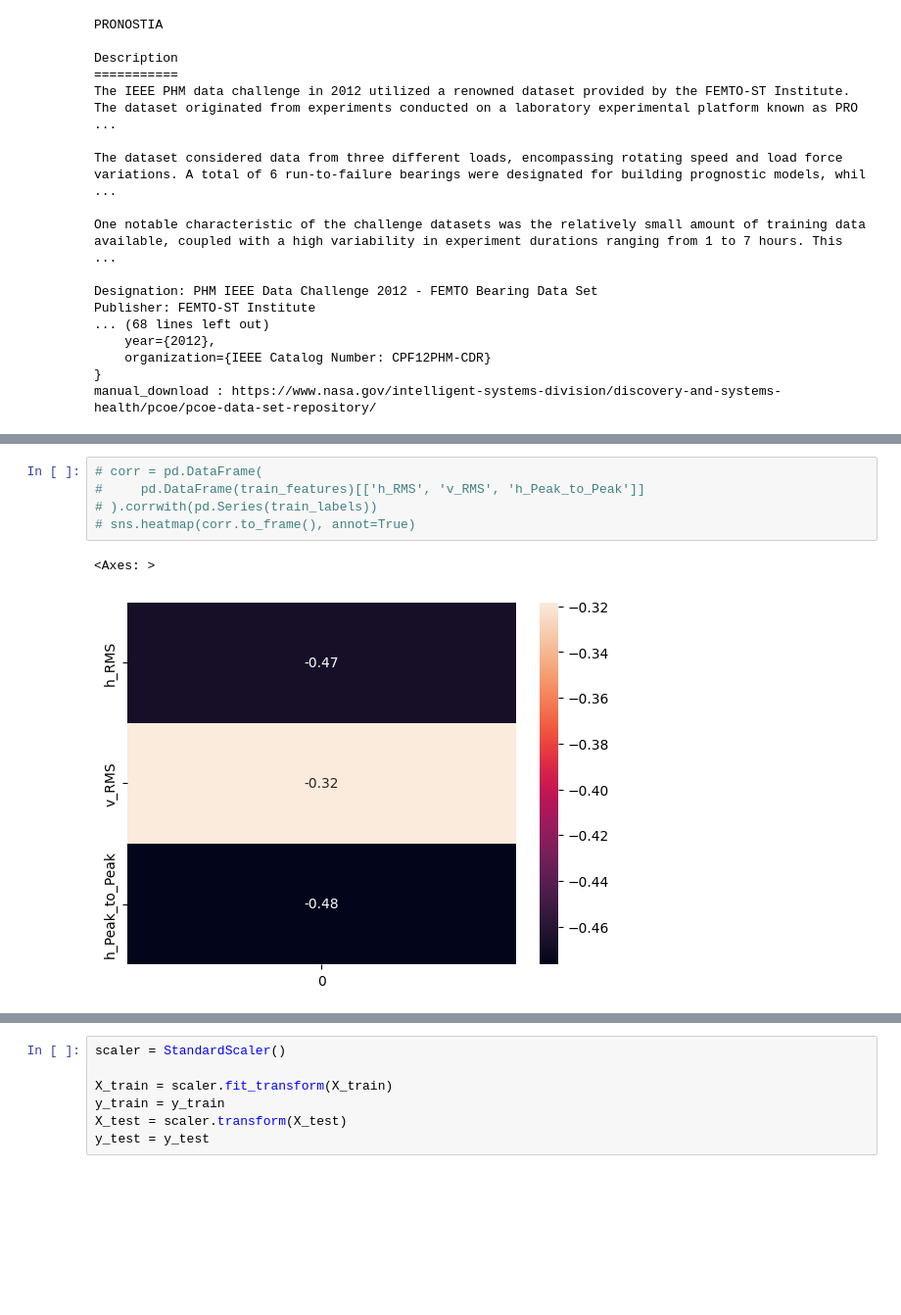
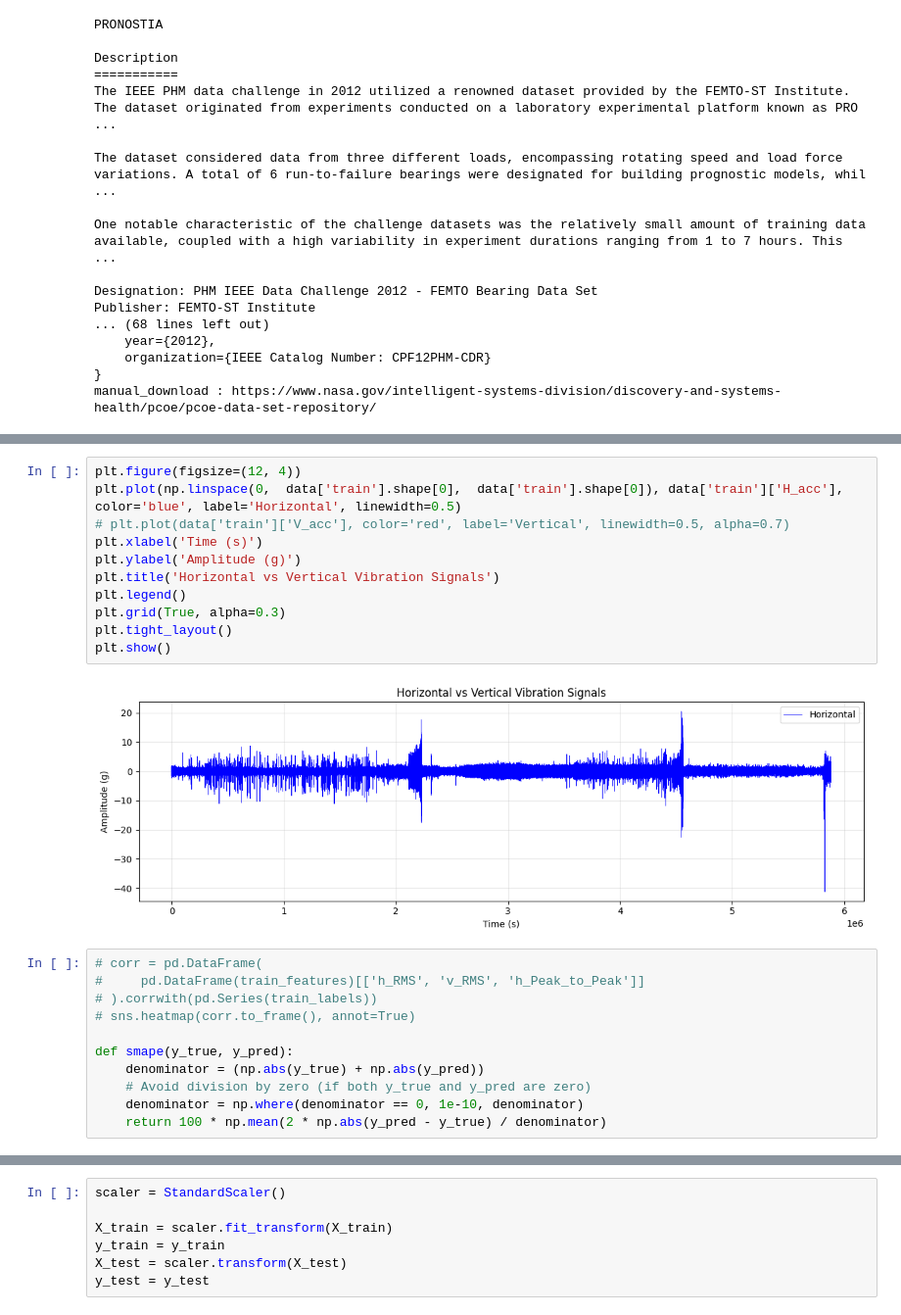
Before and after one commit to cntgfy90/bearing-rul, a Jupyter notebook: main.ipynb, the cells around one changed output, grey strips where cells are left out. Shown at 98% size. Cells and saved outputs as stored; diff of their text form; blank space fills up the shorter version.

```diff
--- a/main.ipynb
+++ b/main.ipynb
@@ -186,14 +222,30 @@ INFO:root:Columns: unit,H_acc,rul,V_acc
 INFO:root:Train shape: (5880320, 4)
 INFO:root:Val shape: (13406720, 4)
 INFO:root:Test shape: (35735040, 4)
+# %%
+plt.figure(figsize=(12, 4))
+plt.plot(np.linspace(0,  data['train'].shape[0],  data['train'].shape[0]), data['train']['H_acc'], color='blue', label='Horizontal', linewidth=0.5)
+# plt.plot(data['train']['V_acc'], color='red', label='Vertical', linewidth=0.5, alpha=0.7)
+plt.xlabel('Time (s)')
+plt.ylabel('Amplitude (g)')
+plt.title('Horizontal vs Vertical Vibration Signals')
+plt.legend()
+plt.grid(True, alpha=0.3)
+plt.tight_layout()
+plt.show()
+# %% [output]
+[figure, added]
 # %%
 # corr = pd.DataFrame(
 #     pd.DataFrame(train_features)[['h_RMS', 'v_RMS', 'h_Peak_to_Peak']]
 # ).corrwith(pd.Series(train_labels))
 # sns.heatmap(corr.to_frame(), annot=True)
+
+def smape(y_true, y_pred):
+    denominator = (np.abs(y_true) + np.abs(y_pred))
+    # Avoid division by zero (if both y_true and y_pred are zero)
+    denominator = np.where(denominator == 0, 1e-10, denominator)
+    return 100 * np.mean(2 * np.abs(y_pred - y_true) / denominator)
-# %% [output]
-<Axes: >
-[figure, removed]
 # %%
 ohe = OneHotEncoder()
 
```
Also changed, not shown: parts of 13 cells of this notebook, 1 other file.
